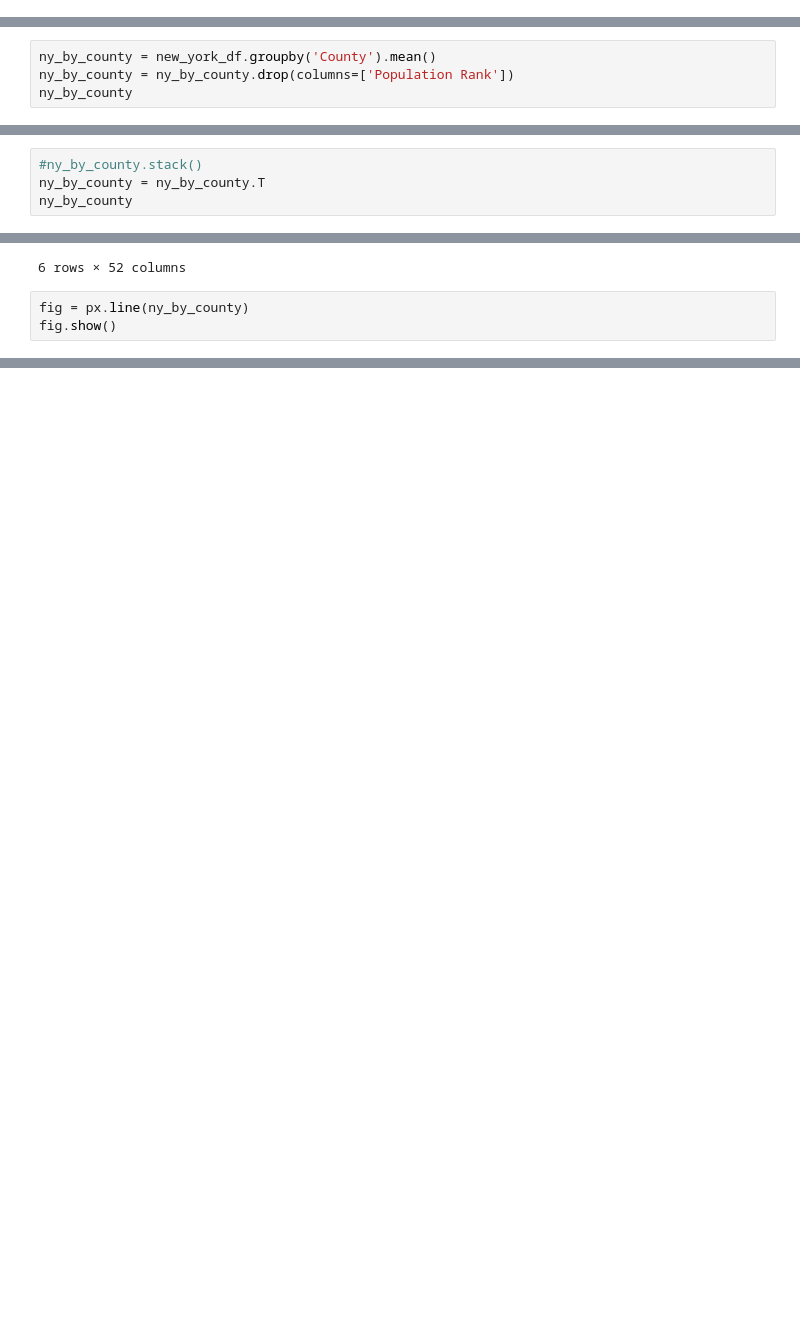
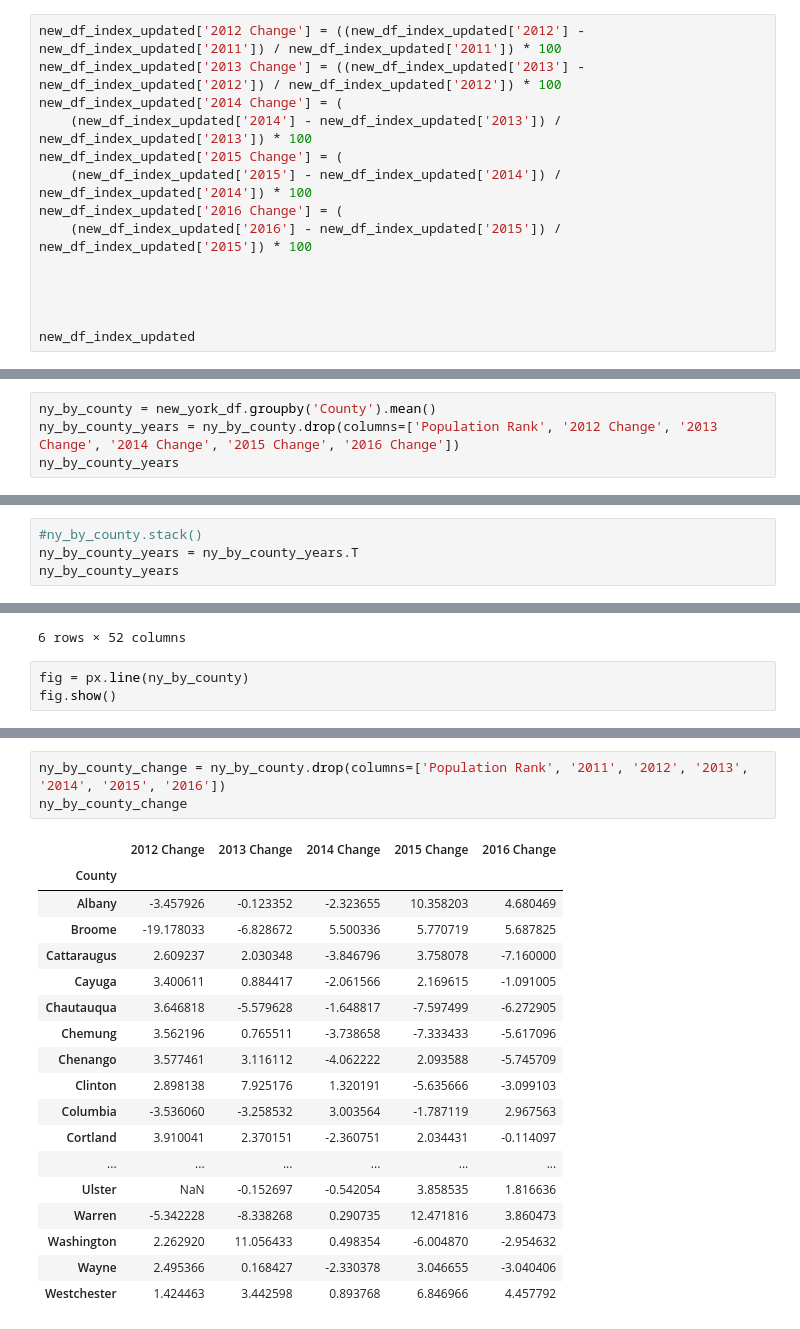
Before and after one commit to Leehis/Data-Curation---Management, a Jupyter notebook: finalproject.ipynb, the cells around one changed output, grey strips where cells are left out. Drawn from its saved outputs; the diff is of its cells as text; blank space fills up the shorter version.

```diff
--- a/finalproject.ipynb
+++ b/finalproject.ipynb
@@ -187,3 +187,17 @@ new_df_index_updated
 | 398839 | Angels | NaN | Calaveras | CA | 13130 | 1473.250000 | 1383.916667 | 1298.166667 | 1386.083333 | 1457.083333 | ... |
 | 737788 | Lebanon Borough | New York | Hunterdon | NJ | 13131 | 1839.000000 | 1965.166667 | 2058.916667 | 2037.833333 | 2112.583333 | ... |
 13131 rows × 11 columns
+# %%
+new_df_index_updated['2012 Change'] = ((new_df_index_updated['2012'] - new_df_index_updated['2011']) / new_df_index_updated['2011']) * 100
+new_df_index_updated['2013 Change'] = ((new_df_index_updated['2013'] - new_df_index_updated['2012']) / new_df_index_updated['2012']) * 100
+new_df_index_updated['2014 Change'] = (
+    (new_df_index_updated['2014'] - new_df_index_updated['2013']) / new_df_index_updated['2013']) * 100
+new_df_index_updated['2015 Change'] = (
+    (new_df_index_updated['2015'] - new_df_index_updated['2014']) / new_df_index_updated['2014']) * 100
+new_df_index_updated['2016 Change'] = (
+    (new_df_index_updated['2016'] - new_df_index_updated['2015']) / new_df_index_updated['2015']) * 100
+
+
+
+
+new_df_index_updated
@@ -212,8 +241,8 @@ new_york_df
 ##### In order to do this we're going to have to sum up the values across all the months in a year into a new column to that corresponding year
 # %%
 ny_by_county = new_york_df.groupby('County').mean()
-ny_by_county = ny_by_county.drop(columns=['Population Rank'])
-ny_by_county
+ny_by_county_years = ny_by_county.drop(columns=['Population Rank', '2012 Change', '2013 Change', '2014 Change', '2015 Change', '2016 Change'])
+ny_by_county_years
 # %% [output]
 |  | 2011 | 2012 | 2013 | 2014 | 2015 | 2016 |
 | County |  |  |  |  |  |  |
@@ -235,8 +264,8 @@ ny_by_county
 | Westchester | 3202.844444 | 3249.601852 | 3354.811111 | 3413.355556 | 3627.885185 | 3778.851852 |
 # %%
 #ny_by_county.stack()
-ny_by_county = ny_by_county.T
-ny_by_county
+ny_by_county_years = ny_by_county_years.T
+ny_by_county_years
 # %% [output]
 | County | Albany | Broome | Cattaraugus | Cayuga | Chautauqua | Chemung | Chenango | Clinton | Columbia | Cortland | ... |
 | 2011 | 1481.791667 | 1294.083333 | 1336.068627 | 1425.186275 | 1513.133333 | 1353.283333 | 1333.324074 | 1572.300000 | 1617.380208 | 1384.178571 | ... |
@@ -251,0 +287,22 @@ fig.show()
+# %%
+ny_by_county_change = ny_by_county.drop(columns=['Population Rank', '2011', '2012', '2013', '2014', '2015', '2016'])
+ny_by_county_change
+# %% [output]
+|  | 2012 Change | 2013 Change | 2014 Change | 2015 Change | 2016 Change |
+| County |  |  |  |  |  |
+| Albany | -3.457926 | -0.123352 | -2.323655 | 10.358203 | 4.680469 |
+| Broome | -19.178033 | -6.828672 | 5.500336 | 5.770719 | 5.687825 |
+| Cattaraugus | 2.609237 | 2.030348 | -3.846796 | 3.758078 | -7.160000 |
+| Cayuga | 3.400611 | 0.884417 | -2.061566 | 2.169615 | -1.091005 |
+| Chautauqua | 3.646818 | -5.579628 | -1.648817 | -7.597499 | -6.272905 |
+| Chemung | 3.562196 | 0.765511 | -3.738658 | -7.333433 | -5.617096 |
+| Chenango | 3.577461 | 3.116112 | -4.062222 | 2.093588 | -5.745709 |
+| Clinton | 2.898138 | 7.925176 | 1.320191 | -5.635666 | -3.099103 |
+| Columbia | -3.536060 | -3.258532 | 3.003564 | -1.787119 | 2.967563 |
+| Cortland | 3.910041 | 2.370151 | -2.360751 | 2.034431 | -0.114097 |
+| ... | ... | ... | ... | ... | ... |
+| Ulster | NaN | -0.152697 | -0.542054 | 3.858535 | 1.816636 |
+| Warren | -5.342228 | -8.338268 | 0.290735 | 12.471816 | 3.860473 |
+| Washington | 2.262920 | 11.056433 | 0.498354 | -6.004870 | -2.954632 |
+| Wayne | 2.495366 | 0.168427 | -2.330378 | 3.046655 | -3.040406 |
+| Westchester | 1.424463 | 3.442598 | 0.893768 | 6.846966 | 4.457792 |
```
Also changed, not shown: parts of 5 cells of this notebook.
